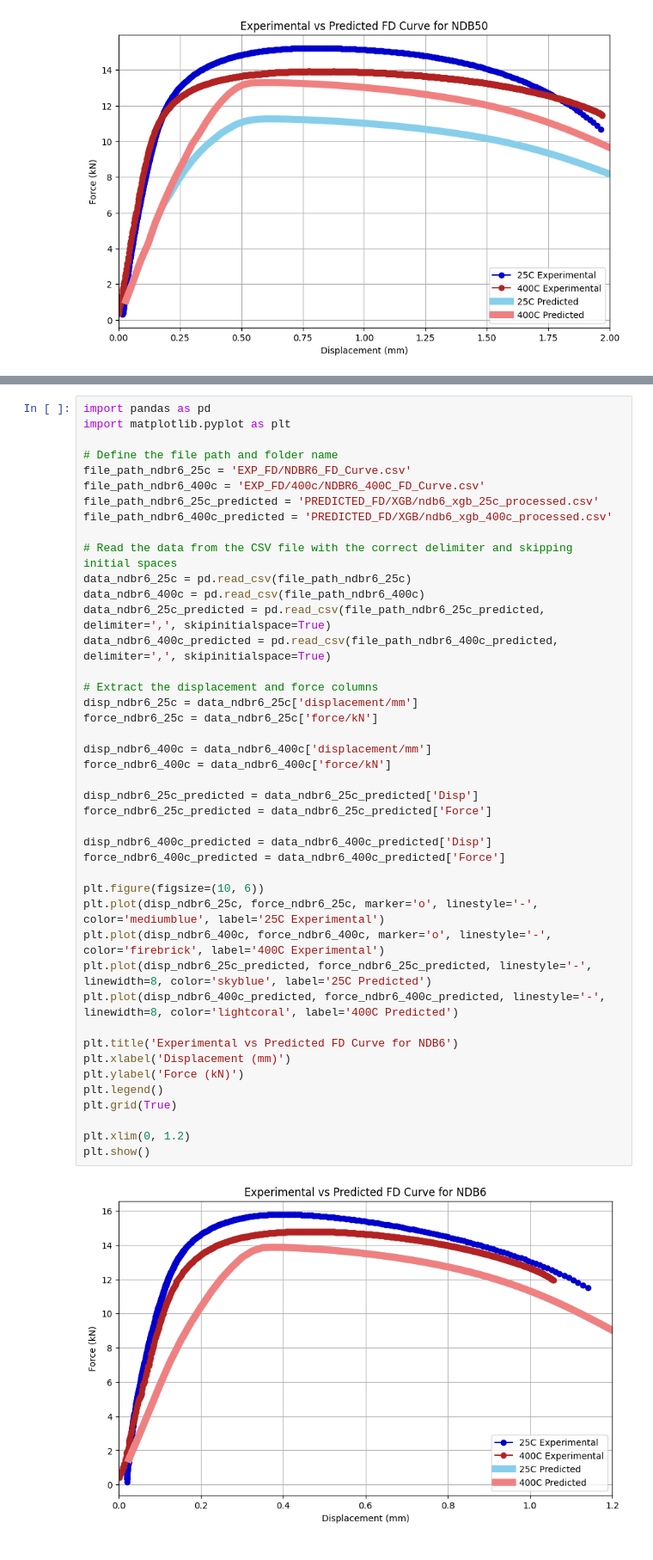
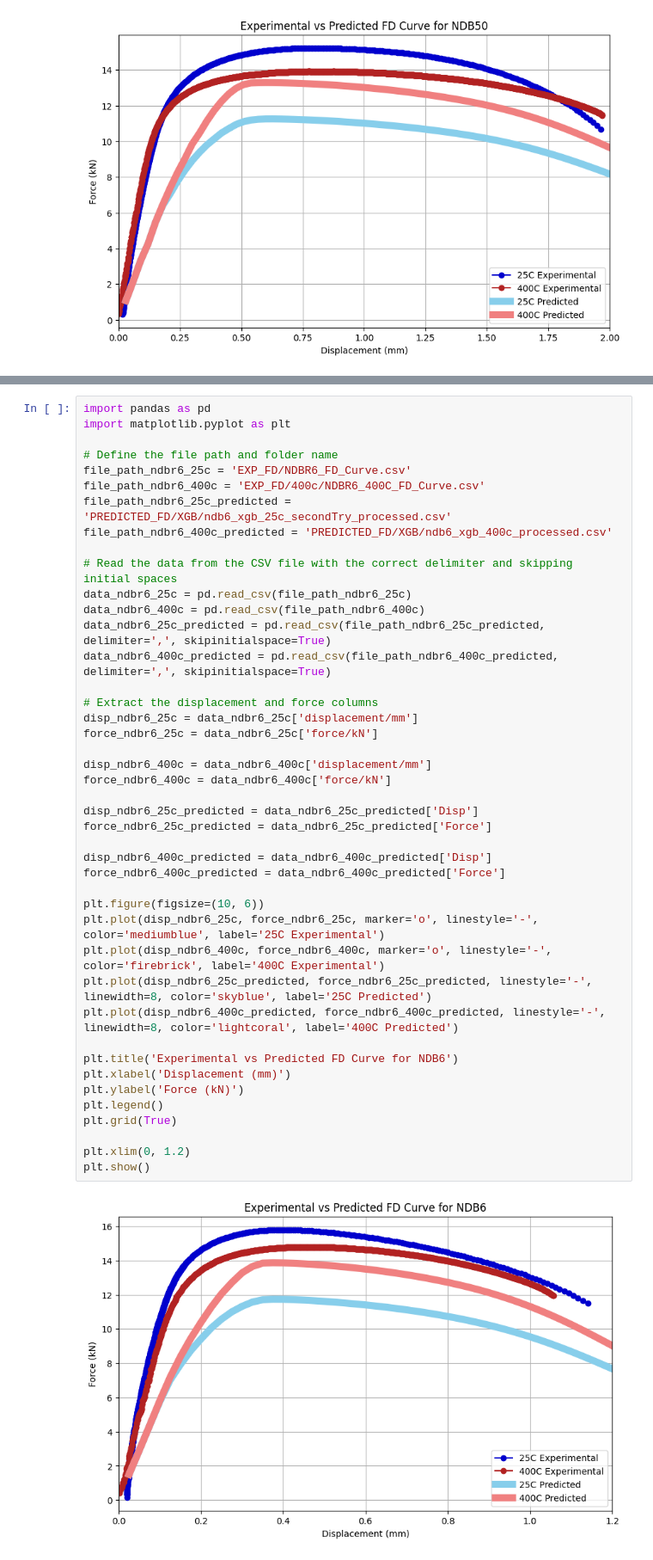
Before and after one commit to LianjGroup/Machine-Learning-Assisted-Optimization-of-Hardening-Parameters, a Jupyter notebook: MAIN/MODELS/forceDispCurves_xgb_combined.ipynb, the cells around one changed output, grey strips where cells are left out. Shown at 86% size. Cells and saved outputs as stored; diff of their text form.

```diff
--- a/MAIN/MODELS/forceDispCurves_xgb_combined.ipynb
+++ b/MAIN/MODELS/forceDispCurves_xgb_combined.ipynb
@@ -89,7 +89,7 @@ import matplotlib.pyplot as plt
 # Define the file path and folder name
 file_path_ndbr6_25c = 'EXP_FD/NDBR6_FD_Curve.csv'
 file_path_ndbr6_400c = 'EXP_FD/400c/NDBR6_400C_FD_Curve.csv'
-file_path_ndbr6_25c_predicted = 'PREDICTED_FD/XGB/ndb6_xgb_25c_processed.csv'
+file_path_ndbr6_25c_predicted = 'PREDICTED_FD/XGB/ndb6_xgb_25c_secondTry_processed.csv'
 file_path_ndbr6_400c_predicted = 'PREDICTED_FD/XGB/ndb6_xgb_400c_processed.csv'
 
 # Read the data from the CSV file with the correct delimiter and skipping initial spaces
@@ -99,34 +99,34 @@ data_ndbr6_25c_predicted = pd.read_csv(file_path_ndbr6_25c_predicted, delimiter=
 data_ndbr6_400c_predicted = pd.read_csv(file_path_ndbr6_400c_predicted, delimiter=',', skipinitialspace=True)
 
 # Extract the displacement and force columns
 disp_ndbr6_25c = data_ndbr6_25c['displacement/mm']
 force_ndbr6_25c = data_ndbr6_25c['force/kN']
 
 disp_ndbr6_400c = data_ndbr6_400c['displacement/mm']
 force_ndbr6_400c = data_ndbr6_400c['force/kN']
 
 disp_ndbr6_25c_predicted = data_ndbr6_25c_predicted['Disp']
 force_ndbr6_25c_predicted = data_ndbr6_25c_predicted['Force']
 
 disp_ndbr6_400c_predicted = data_ndbr6_400c_predicted['Disp']
 force_ndbr6_400c_predicted = data_ndbr6_400c_predicted['Force']
 
 plt.figure(figsize=(10, 6))
 plt.plot(disp_ndbr6_25c, force_ndbr6_25c, marker='o', linestyle='-', color='mediumblue', label='25C Experimental')
 plt.plot(disp_ndbr6_400c, force_ndbr6_400c, marker='o', linestyle='-', color='firebrick', label='400C Experimental')
 plt.plot(disp_ndbr6_25c_predicted, force_ndbr6_25c_predicted, linestyle='-', linewidth=8, color='skyblue', label='25C Predicted')
 plt.plot(disp_ndbr6_400c_predicted, force_ndbr6_400c_predicted, linestyle='-', linewidth=8, color='lightcoral', label='400C Predicted')
 
 plt.title('Experimental vs Predicted FD Curve for NDB6')
 plt.xlabel('Displacement (mm)')
 plt.ylabel('Force (kN)')
 plt.legend()
 plt.grid(True)
 
 plt.xlim(0, 1.2)
 plt.show()
 # %% [output]
-[figure, old version]
+[figure, new version]
 # %%
 import pandas as pd
 import matplotlib.pyplot as plt
```
Also changed, not shown: parts of 3 cells of this notebook, 5 other files.
